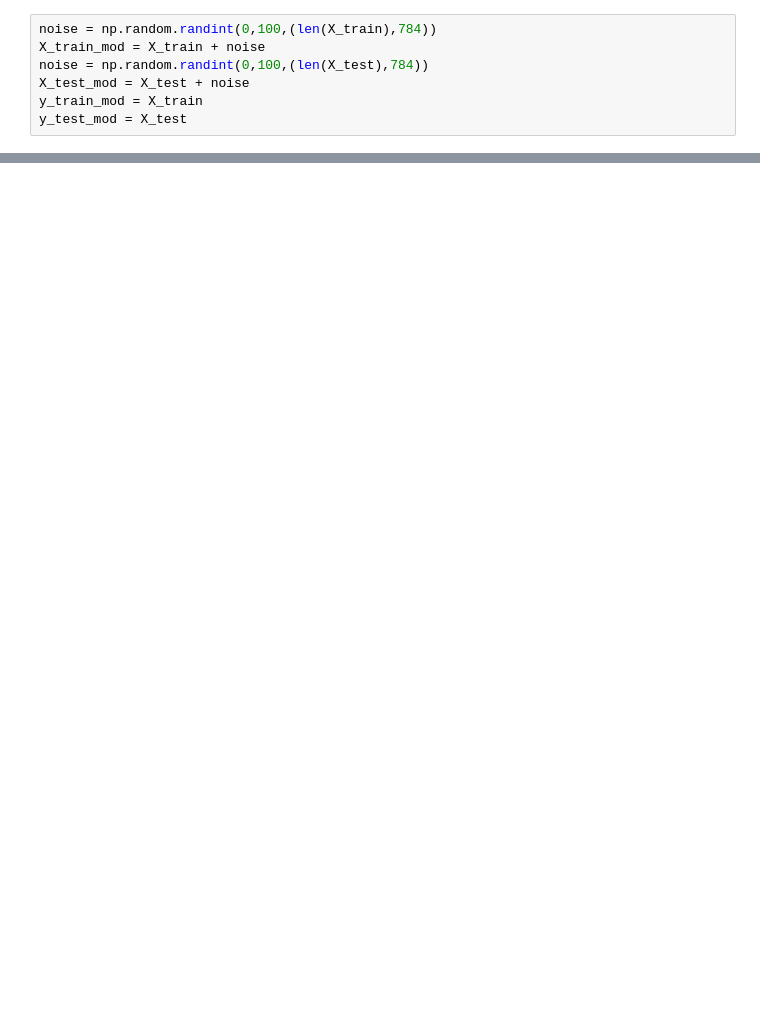
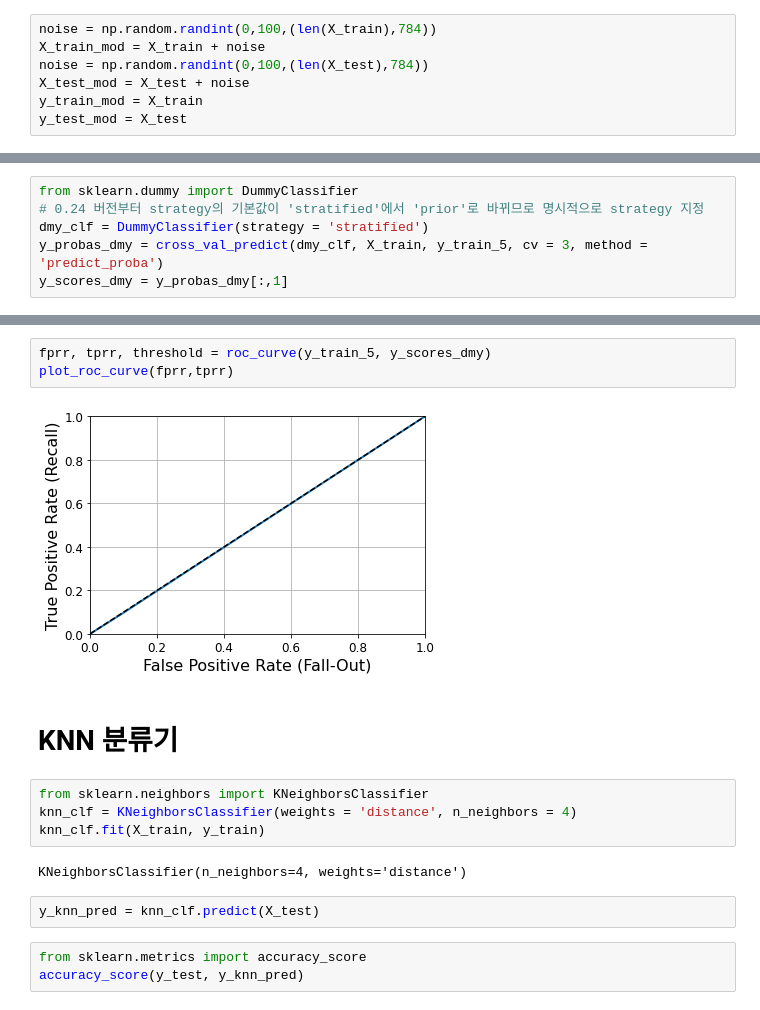
Before and after one commit to mg4432/HandsOn-ML, a Jupyter notebook: Classification_MNIST.ipynb, the cells around one changed output, grey strips where cells are left out. Saved outputs shown, nothing was run; the diff lists cells and outputs as text; blank space fills up the shorter version.

```diff
--- a/Classification_MNIST.ipynb
+++ b/Classification_MNIST.ipynb
@@ -713,0 +737,6 @@ NameError: name 'knn_clf' is not defined
+# %%
+from sklearn.dummy import DummyClassifier
+# 0.24 버전부터 strategy의 기본값이 'stratified'에서 'prior'로 바뀌므로 명시적으로 strategy 지정
+dmy_clf = DummyClassifier(strategy = 'stratified')
+y_probas_dmy = cross_val_predict(dmy_clf, X_train, y_train_5, cv = 3, method = 'predict_proba')
+y_scores_dmy = y_probas_dmy[:,1]
@@ -713,0 +753,18 @@ NameError: name 'knn_clf' is not defined
+# %%
+fprr, tprr, threshold = roc_curve(y_train_5, y_scores_dmy)
+plot_roc_curve(fprr,tprr)
+# %% [output]
+[figure, added]
+# %% [markdown]
+# KNN 분류기
+# %%
+from sklearn.neighbors import KNeighborsClassifier
+knn_clf = KNeighborsClassifier(weights = 'distance', n_neighbors = 4)
+knn_clf.fit(X_train, y_train)
+# %% [output]
+KNeighborsClassifier(n_neighbors=4, weights='distance')
+# %%
+y_knn_pred = knn_clf.predict(X_test)
+# %%
+from sklearn.metrics import accuracy_score
+accuracy_score(y_test, y_knn_pred)
```
Also changed, not shown: parts of 19 cells of this notebook.
